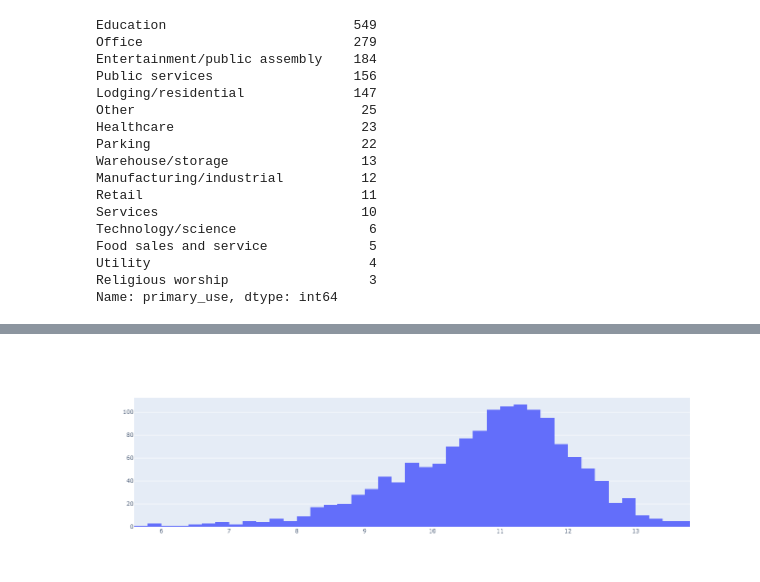
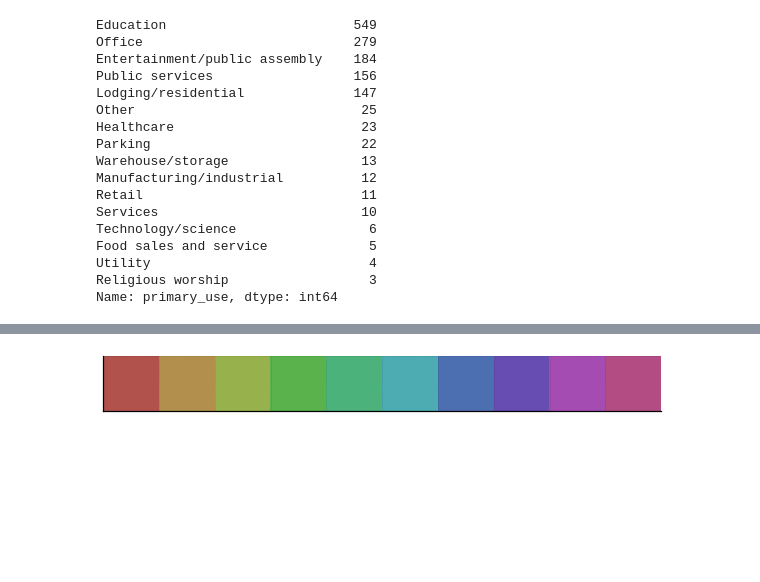
Before and after one commit to sergatron/ASHRAE---Great-Energy-Predictor-III, a Jupyter notebook: EDA/eda.ipynb, the cells around one changed output, grey strips where cells are left out. Saved outputs shown, nothing was run; the diff lists cells and outputs as text; code cells hidden in the pictures; blank space fills up the shorter version.

Commit message:
Add more plots

```diff
--- a/EDA/eda.ipynb
+++ b/EDA/eda.ipynb
@@ -235,7 +308,0 @@ plot_bar(x=years.index,
-# %%
-x = np.log(building_df.square_feet.values)
-data=go.Histogram(x=x)
-fig = go.Figure()
-fig.add_trace(data)
-# %% [output]
-[figure, removed]
@@ -245,0 +309,6 @@ fig.add_trace(data)
+# %%
+# color palette
+color_pal = sns.hls_palette(10, l=.5, s=.4)
+sns.palplot(color_pal)
+# %% [output]
+[figure, added]
```
Also changed, not shown: parts of 46 cells of this notebook.
